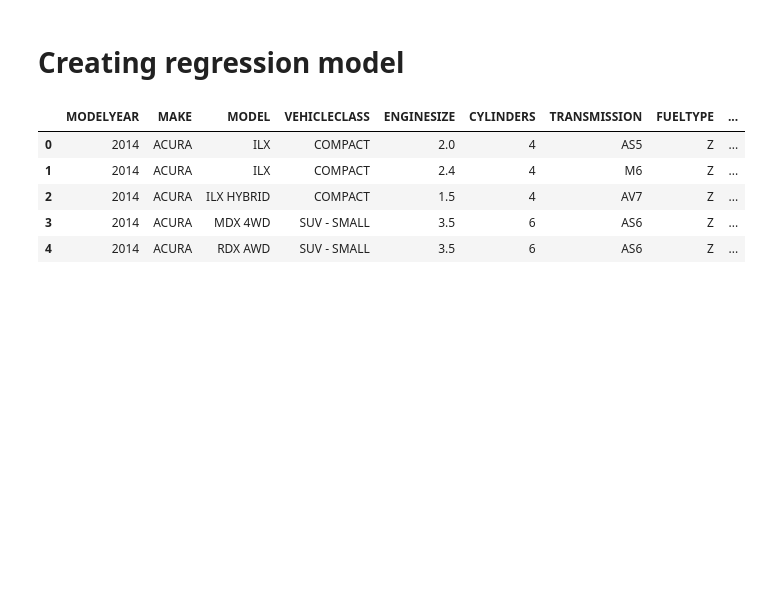
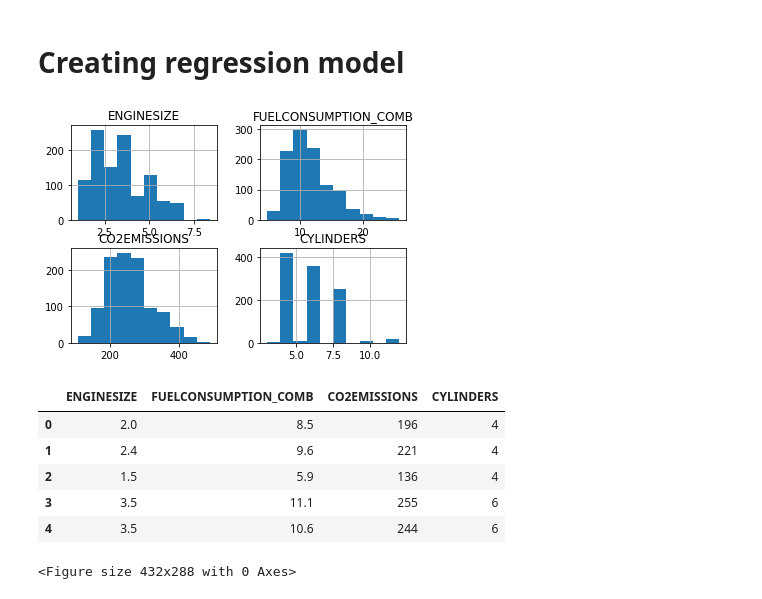
Before and after one commit to imtiaz70/ML, a Jupyter notebook: Regression_Model.ipynb, the cells around one changed output. Drawn from its saved outputs; the diff is of its cells as text; code cells hidden in the pictures; blank space fills up the shorter version.

```diff
--- a/Regression_Model.ipynb
+++ b/Regression_Model.ipynb
@@ -21,16 +24,23 @@ print("This is Muhammad Imtiaz Anwar")
 # %%
 import numpy as np
 import pandas as pd
 import matplotlib.pyplot as plt
 import seaborn as sns
-import pylab as pl
+# import pylab as pl
 %matplotlib inline
 df = pd.read_csv("FuelConsumption.csv")
 df.head()
+cfd = df[['ENGINESIZE','FUELCONSUMPTION_COMB','CO2EMISSIONS','CYLINDERS']]
+cfd.hist()
+plt.show()
+plt.tight_layout()
+cfd.head()
 # %% [output]
+[figure, added]
-|  | MODELYEAR | MAKE | MODEL | VEHICLECLASS | ENGINESIZE | CYLINDERS | TRANSMISSION | FUELTYPE | ... |
-| 0 | 2014 | ACURA | ILX | COMPACT | 2.0 | 4 | AS5 | Z | ... |
-| 1 | 2014 | ACURA | ILX | COMPACT | 2.4 | 4 | M6 | Z | ... |
-| 2 | 2014 | ACURA | ILX HYBRID | COMPACT | 1.5 | 4 | AV7 | Z | ... |
-| 3 | 2014 | ACURA | MDX 4WD | SUV - SMALL | 3.5 | 6 | AS6 | Z | ... |
-| 4 | 2014 | ACURA | RDX AWD | SUV - SMALL | 3.5 | 6 | AS6 | Z | ... |
+|  | ENGINESIZE | FUELCONSUMPTION_COMB | CO2EMISSIONS | CYLINDERS |
+| 0 | 2.0 | 8.5 | 196 | 4 |
+| 1 | 2.4 | 9.6 | 221 | 4 |
+| 2 | 1.5 | 5.9 | 136 | 4 |
+| 3 | 3.5 | 11.1 | 255 | 6 |
+| 4 | 3.5 | 10.6 | 244 | 6 |
+<Figure size 432x288 with 0 Axes>
```
Also changed, not shown: parts of 10 cells of this notebook.
